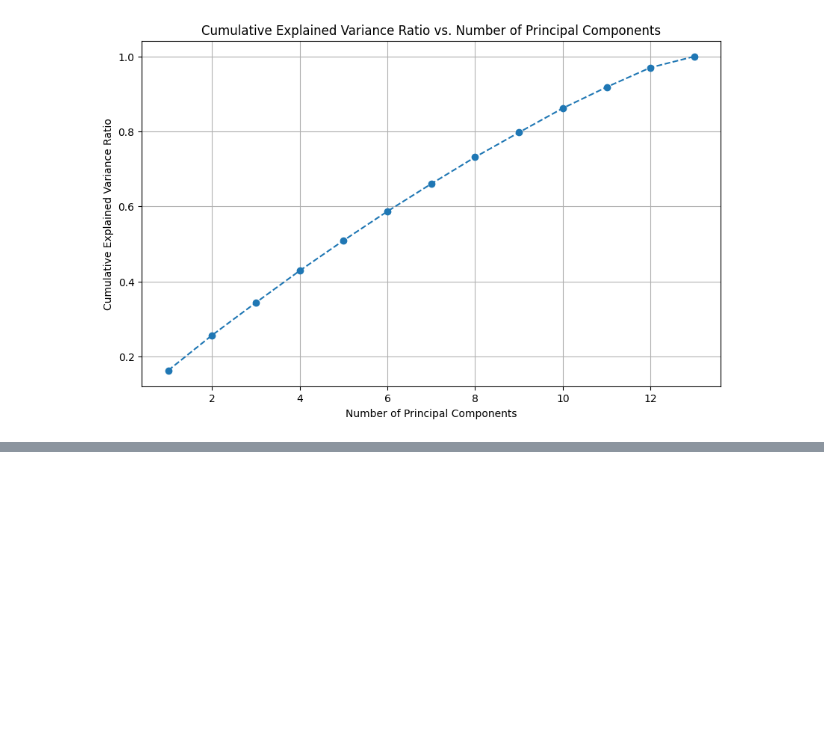
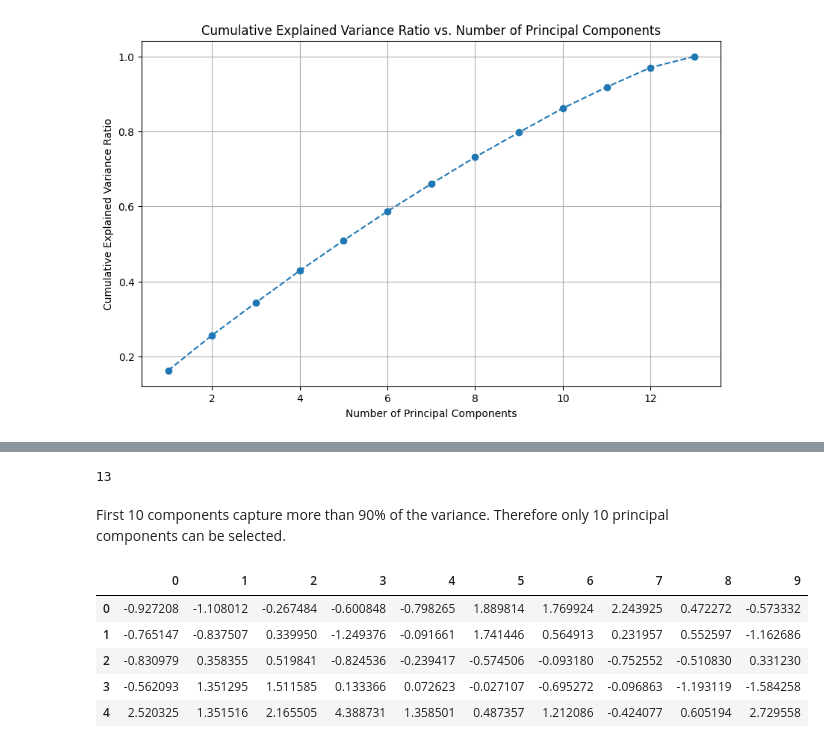
Before and after one commit to PehansiK/Census-Income-Prediction, a Jupyter notebook: Scaling&PCA.ipynb, the cells around one changed output, grey strips where cells are left out. Drawn from its saved outputs; the diff is of its cells as text; code cells hidden in the pictures; blank space fills up the shorter version.

```diff
--- a/Scaling&PCA.ipynb
+++ b/Scaling&PCA.ipynb
@@ -172 +167,21 @@ X_pca.head()
+# %%
+# Find the number of components
+pca.n_components_
+# %% [output]
+13
+# %% [markdown]
+First 10 components capture more than 90% of the variance. Therefore only 10 principal components can be selected.
+# %%
+# Apply PCA using the above number of PCA components
+pca = PCA(n_components=10)
+X_pca = pca.fit_transform(X_scaler)
+X_pca = pd.DataFrame(X_pca)
+X_pca.head()
+# %% [output]
+|  | 0 | 1 | 2 | 3 | 4 | 5 | 6 | 7 | 8 | 9 |
+| 0 | -0.927208 | -1.108012 | -0.267484 | -0.600848 | -0.798265 | 1.889814 | 1.769924 | 2.243925 | 0.472272 | -0.573332 |
+| 1 | -0.765147 | -0.837507 | 0.339950 | -1.249376 | -0.091661 | 1.741446 | 0.564913 | 0.231957 | 0.552597 | -1.162686 |
+| 2 | -0.830979 | 0.358355 | 0.519841 | -0.824536 | -0.239417 | -0.574506 | -0.093180 | -0.752552 | -0.510830 | 0.331230 |
+| 3 | -0.562093 | 1.351295 | 1.511585 | 0.133366 | 0.072623 | -0.027107 | -0.695272 | -0.096863 | -1.193119 | -1.584258 |
+| 4 | 2.520325 | 1.351516 | 2.165505 | 4.388731 | 1.358501 | 0.487357 | 1.212086 | -0.424077 | 0.605194 | 2.729558 |
 # %%
```
Also changed, not shown: parts of 4 cells of this notebook, 1 other file.
